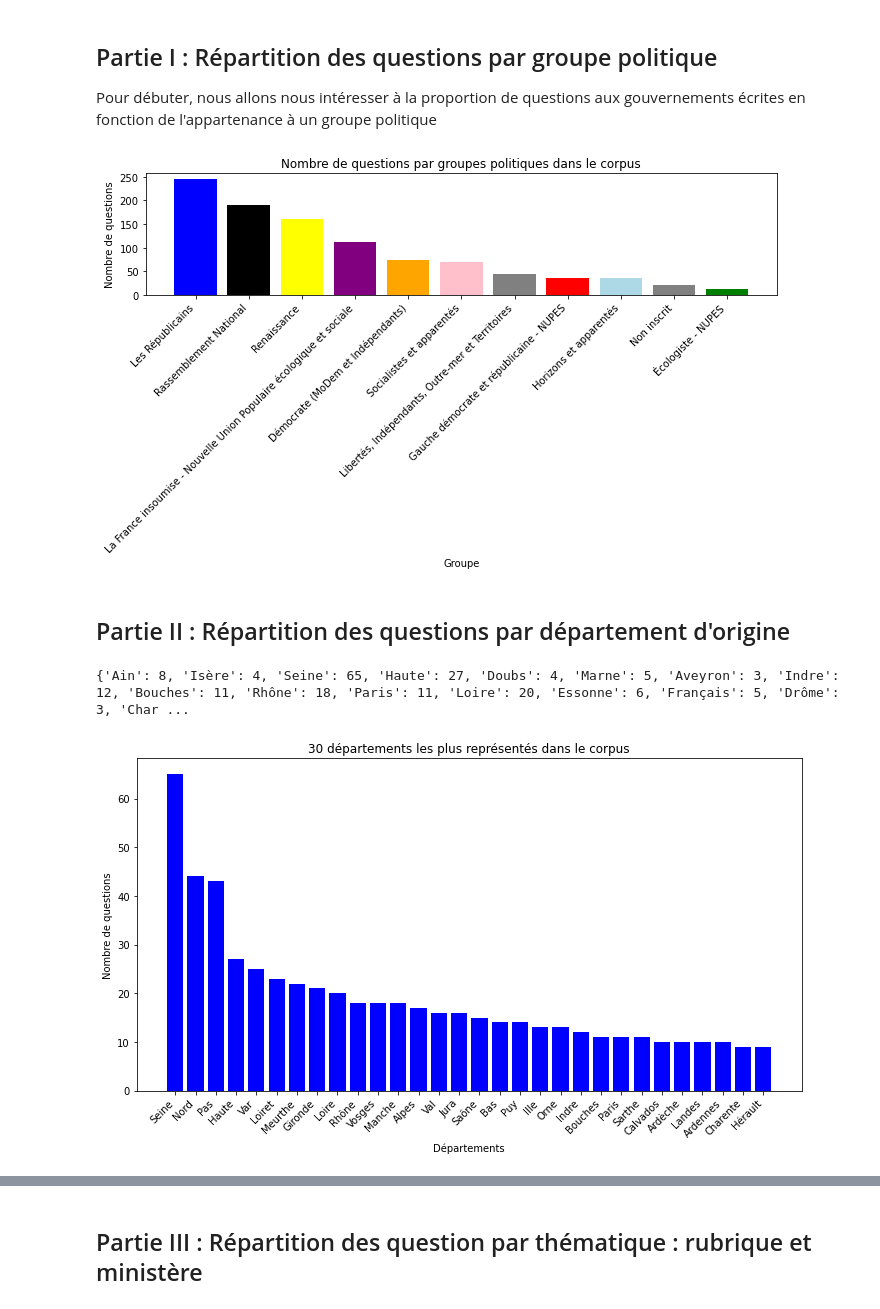
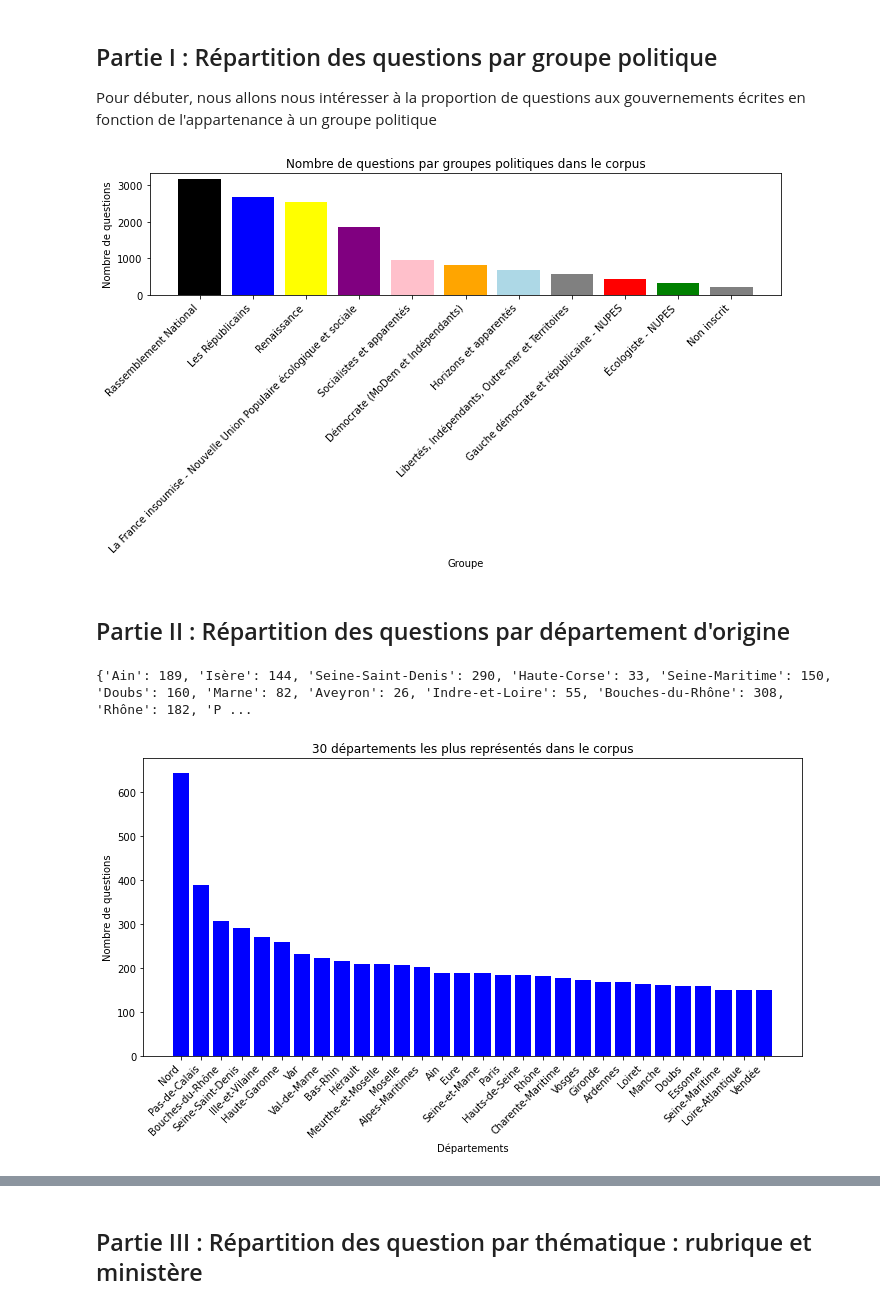
Before and after one commit to jcomperatore/PythonPourLaDataScience, a Jupyter notebook: Statistiques descriptives/Statistiques_descriptives.ipynb, the cells around one changed output, grey strips where cells are left out. Saved outputs shown, nothing was run; the diff lists cells and outputs as text; code cells hidden in the pictures.

```diff
--- a/Statistiques descriptives/Statistiques_descriptives.ipynb
+++ b/Statistiques descriptives/Statistiques_descriptives.ipynb
@@ -49,11 +52,20 @@ dict_couleurs = {'Libertés, Indépendants, Outre-mer et Territoires': 'grey',
 default_color = 'blue'
 # %% [markdown]
 Importation de la donnée nécessaire pour la suite :
+# %%
+# Current directory
+current_dir = os.path.dirname('Statistiques descriptives')
+
+# Relative path to the target file
+relative_path = os.path.join('..', 'Datascrapping', 'data_cleaned.csv')
+
+# Absolute path to the target file
+absolute_path = os.path.abspath(os.path.join(current_dir, relative_path))
 # %%
 # Charger le fichier CSV dans un DataFrame
-df_questions = pd.read_csv('/Users/iokanaanbelfis-simon/PythonPourLaDataScience/Datascrapping/data_cleaned.csv', encoding='utf-8', sep='|')
+df_questions = pd.read_csv(absolute_path, encoding='utf-8', sep='|')
 
 # Afficher les premières lignes du DataFrame
-df_questions.head()
+df_questions.tail()
 # %% [output]
 |  | id | groupe | nom | ministère_interrogé | rubrique | titre | date | question | question_clean |
@@ -69,3 +85,7 @@ departement_mp = {'Ain': ['Damien Abad', 'Xavier Breton', 'Jérôme Buisson', 'R
+# %%
+%run -i {absolute_path} --no-import-all
+
+departement_mp = fonction_depute_par_departement()
 # %% [markdown]
 ## Introduction : des fonctions de bases pour la représentation graphique
 # %% [markdown]
@@ -121,7 +141,7 @@ Pour débuter, nous allons nous intéresser à la proportion de questions aux go
 groupes = Counter(df_questions['groupe'].tolist())
 plot_top_n_keys(groupes, 30, x="Groupe", y="Nombre de questions", title= f'Nombre de questions par groupes politiques dans le corpus')
 # %% [output]
-[figure, old version]
+[figure, new version]
 # %% [markdown]
 ## Partie II : Répartition des questions par département d'origine
 # %%
@@ -139,11 +159,12 @@ for departement, mp_list in departement_mp.items():
 
 print(departement_sums)
 # %% [output]
-{'Ain': 8, 'Isère': 4, 'Seine': 65, 'Haute': 27, 'Doubs': 4, 'Marne': 5, 'Aveyron': 3, 'Indre': 12, 'Bouches': 11, 'Rhône': 18, 'Paris': 11, 'Loire': 20, 'Essonne': 6, 'Français': 5, 'Drôme': 3, 'Char ...
+{'Ain': 189, 'Isère': 144, 'Seine-Saint-Denis': 290, 'Haute-Corse': 33, 'Seine-Maritime': 150, 'Doubs': 160, 'Marne': 82, 'Aveyron': 26, 'Indre-et-Loire': 55, 'Bouches-du-Rhône': 308, 'Rhône': 182, 'P ...
 # %%
-plot_top_n_keys(departement_sums, 30, x="Départements", y="Nombre de questions", title= f'{n} départements les plus représentés dans le corpus')
+n=30
+plot_top_n_keys(departement_sums, n, x="Départements", y="Nombre de questions", title= f'{n} départements les plus représentés dans le corpus')
 # %% [output]
-[figure, old version]
+[figure, new version]
 # %%
 trace_carte(departement_sums,f"Nombre de questions par département")
 # %% [output]
```
Also changed, not shown: parts of 22 cells of this notebook.
